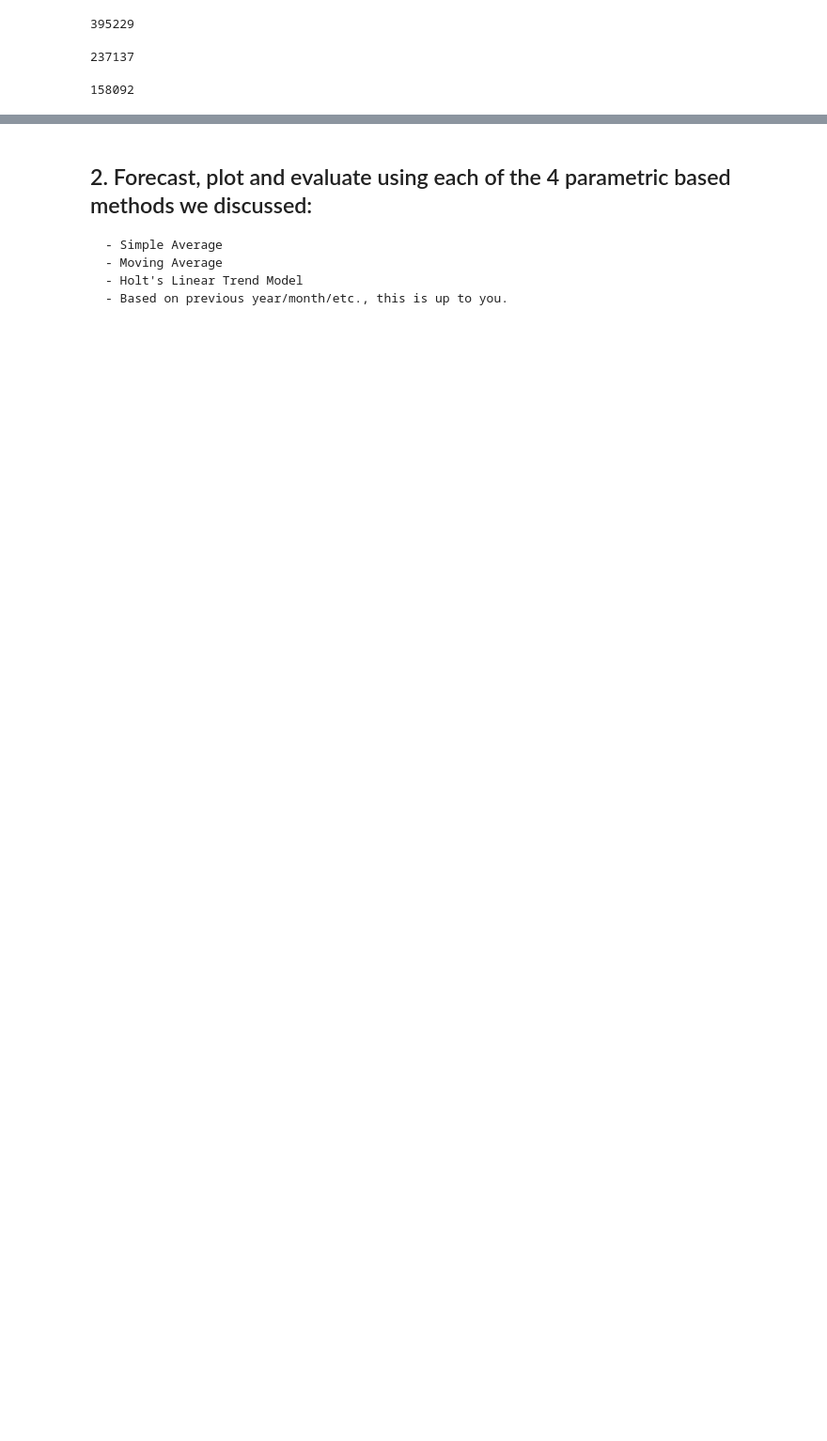
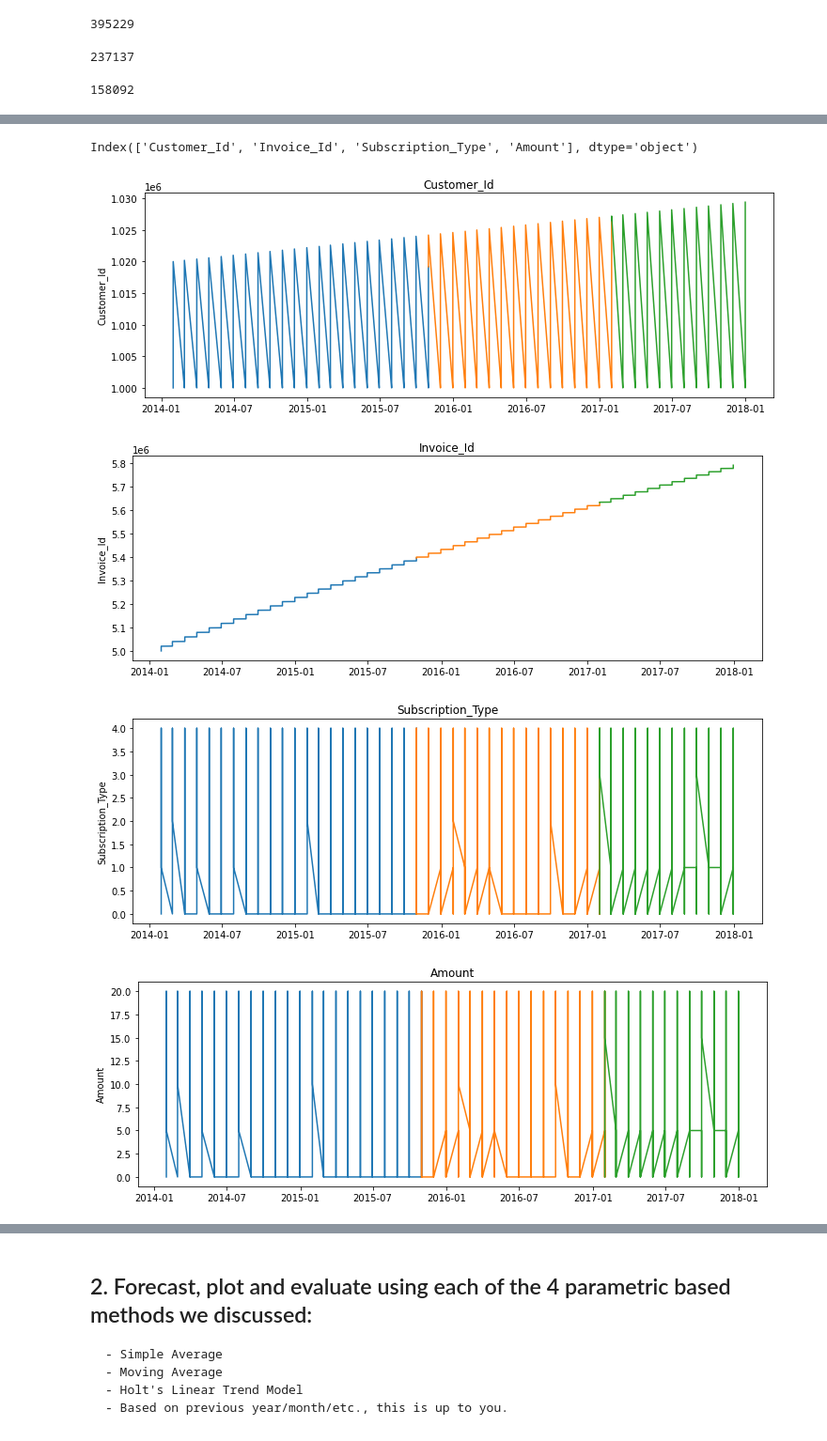
Before and after one commit to LinhQuach13/time-series-exercises, a Jupyter notebook: modeling_exercises.ipynb, the cells around one changed output, grey strips where cells are left out. Shown: that part at 94% size. Cells and saved outputs as stored; diff of their text form; code cells hidden in the pictures; blank space fills up the shorter version.

```diff
--- a/modeling_exercises.ipynb
+++ b/modeling_exercises.ipynb
@@ -120,3 +122,6 @@ test_size = int(len(saas_df) - train_size - validate_size)
 test_size
 # %% [output]
 158092
+# %%
+validate_end_index = train_size + validate_size
+validate_end_index
@@ -122,0 +130,7 @@ test_size
+# %%
+# train
+train = saas_df[:train_size]
+# validate
+validate = saas_df[train_size:validate_end_index]
+# test
+test = saas_df[validate_end_index:]
@@ -122,0 +162,18 @@ test_size
+# %%
+train.columns
+# %% [output]
+Index(['Customer_Id', 'Invoice_Id', 'Subscription_Type', 'Amount'], dtype='object')
+# %%
+for col in train.columns:
+    plt.figure(figsize=(12,4))
+    plt.plot(train[col])
+    plt.plot(validate[col])
+    plt.plot(test[col])
+    plt.ylabel(col)
+    plt.title(col)
+    plt.show()
+# %% [output]
+[figure, added]
+[figure, added]
+[figure, added]
+[figure, added]
```
Also changed, not shown: parts of 35 cells of this notebook.
